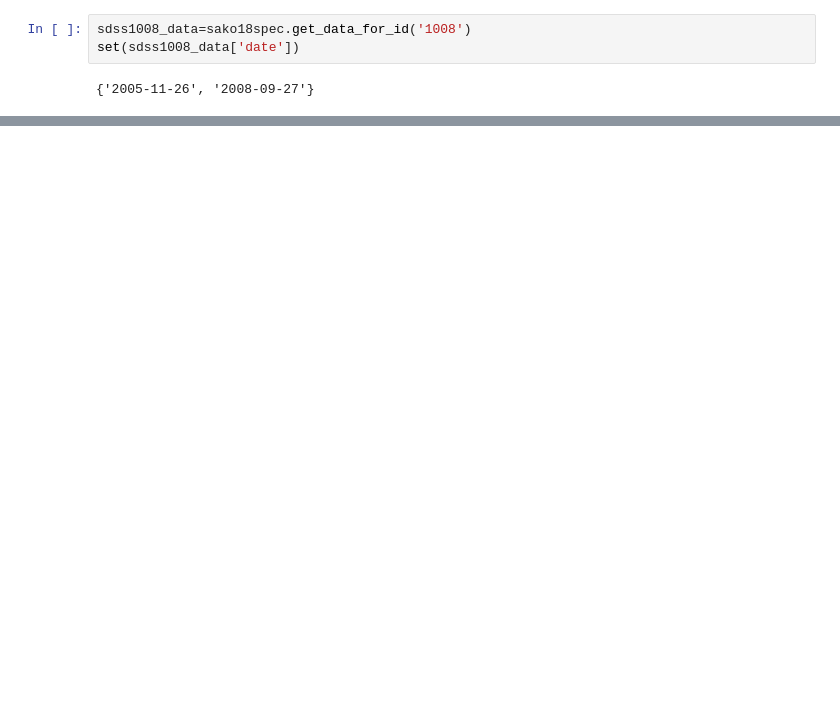
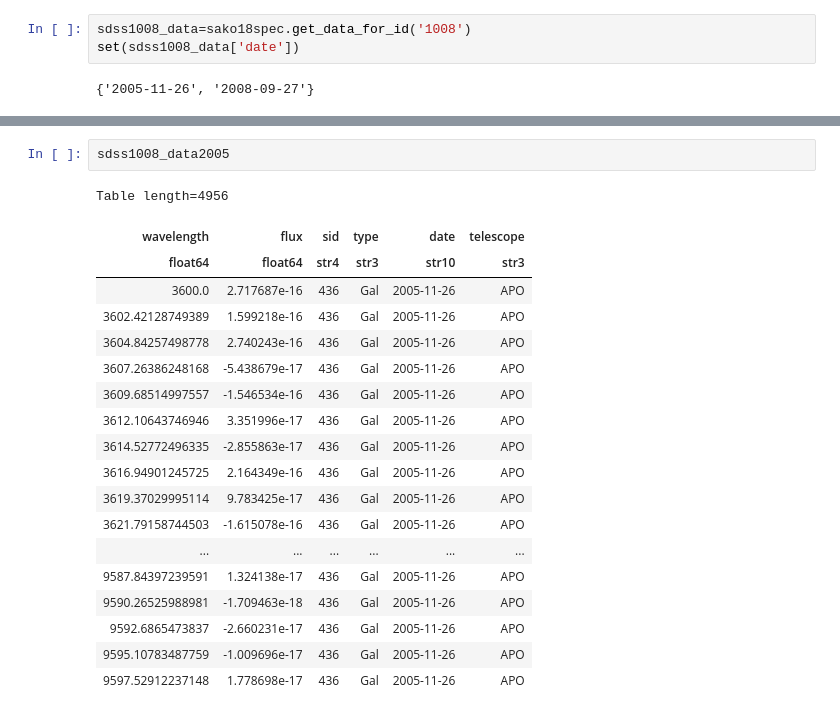
Before and after one commit to mwvgroup/SN-Spectral-Evolution, a Jupyter notebook: spectral_filtering.ipynb, the cells around one changed output, grey strips where cells are left out. Cells and saved outputs as stored; diff of their text form; blank space fills up the shorter version.

```diff
--- a/spectral_filtering.ipynb
+++ b/spectral_filtering.ipynb
@@ -356,0 +305,22 @@ sdss1008_data2005=sdss1008_data[sdss1008_data['date']=='2005-11-26']
+# %%
+sdss1008_data2005
+# %% [output]
+Table length=4956
+| wavelength | flux | sid | type | date | telescope |
+| float64 | float64 | str4 | str3 | str10 | str3 |
+| 3600.0 | 2.717687e-16 | 436 | Gal | 2005-11-26 | APO |
+| 3602.42128749389 | 1.599218e-16 | 436 | Gal | 2005-11-26 | APO |
+| 3604.84257498778 | 2.740243e-16 | 436 | Gal | 2005-11-26 | APO |
+| 3607.26386248168 | -5.438679e-17 | 436 | Gal | 2005-11-26 | APO |
+| 3609.68514997557 | -1.546534e-16 | 436 | Gal | 2005-11-26 | APO |
+| 3612.10643746946 | 3.351996e-17 | 436 | Gal | 2005-11-26 | APO |
+| 3614.52772496335 | -2.855863e-17 | 436 | Gal | 2005-11-26 | APO |
+| 3616.94901245725 | 2.164349e-16 | 436 | Gal | 2005-11-26 | APO |
+| 3619.37029995114 | 9.783425e-17 | 436 | Gal | 2005-11-26 | APO |
+| 3621.79158744503 | -1.615078e-16 | 436 | Gal | 2005-11-26 | APO |
+| ... | ... | ... | ... | ... | ... |
+| 9587.84397239591 | 1.324138e-17 | 436 | Gal | 2005-11-26 | APO |
+| 9590.26525988981 | -1.709463e-18 | 436 | Gal | 2005-11-26 | APO |
+| 9592.6865473837 | -2.660231e-17 | 436 | Gal | 2005-11-26 | APO |
+| 9595.10783487759 | -1.009696e-17 | 436 | Gal | 2005-11-26 | APO |
+| 9597.52912237148 | 1.778698e-17 | 436 | Gal | 2005-11-26 | APO |
```
Also changed, not shown: parts of 23 cells of this notebook.
